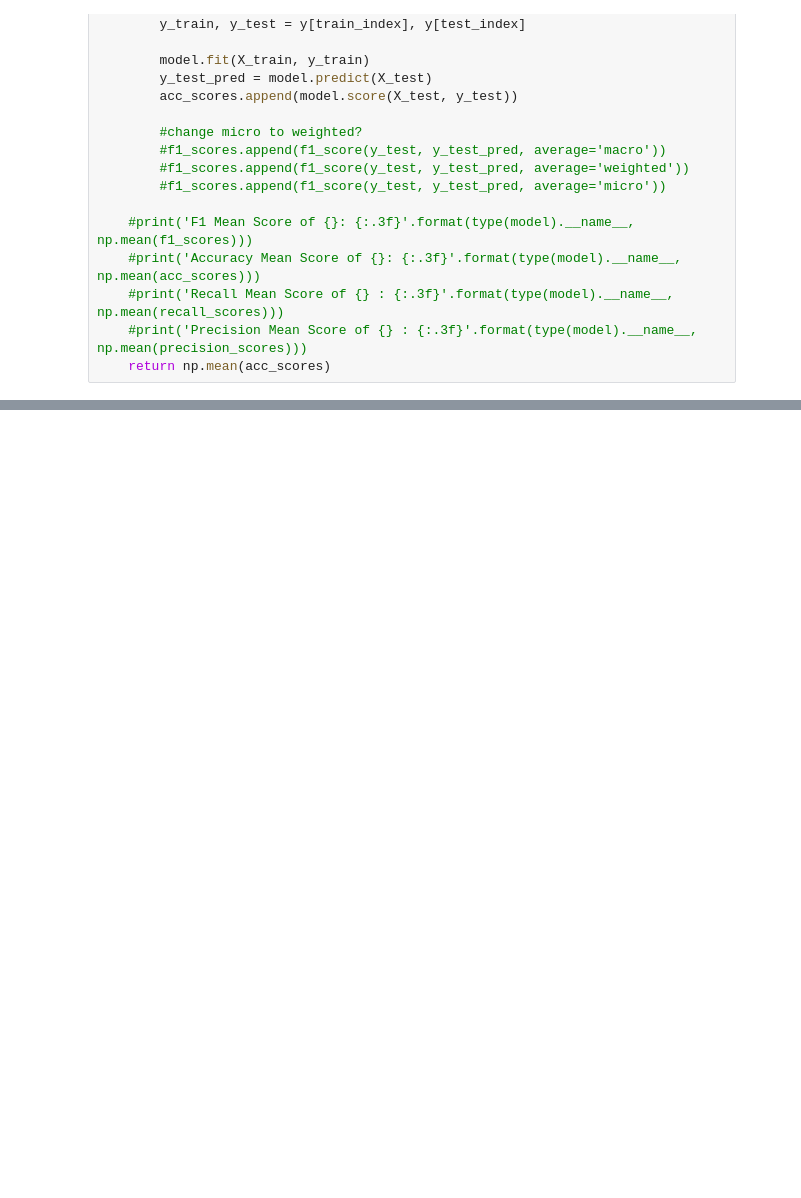
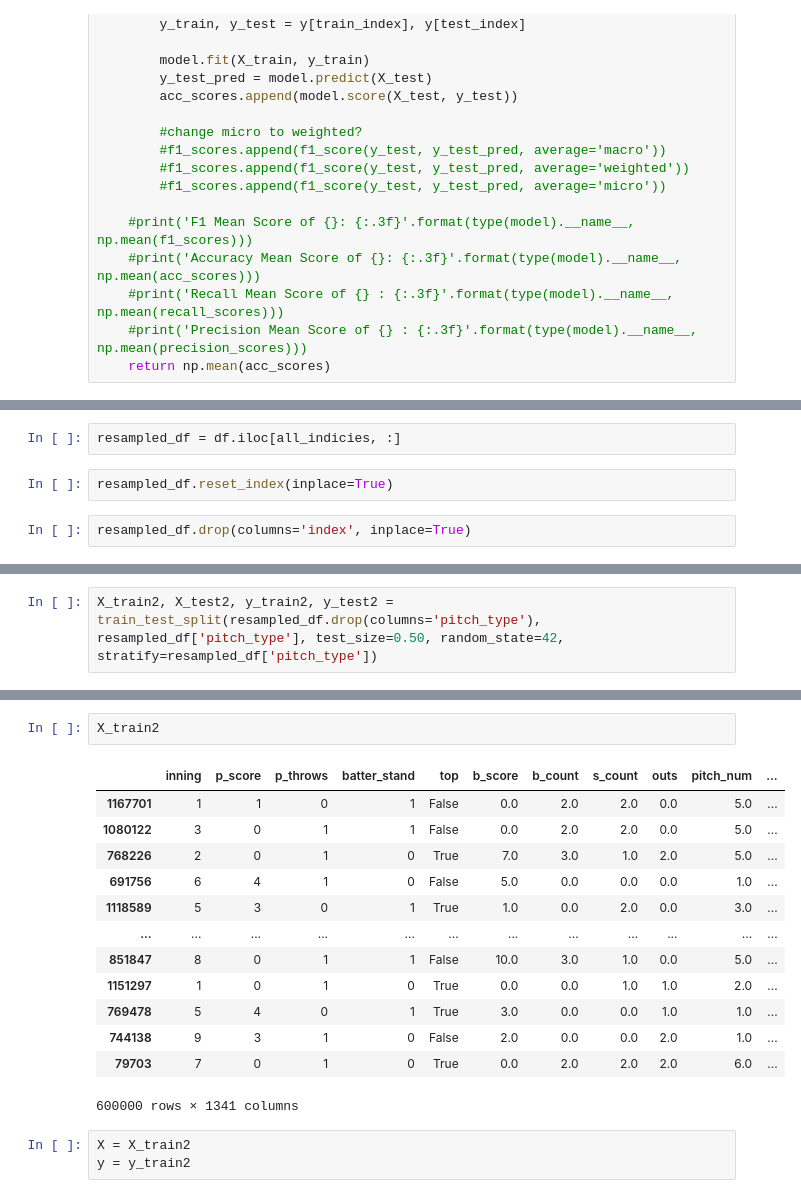
Before and after one commit to morganabbitt/MLB-Pitches, a Jupyter notebook: Notebooks/read_data.ipynb, the cells around one changed output, grey strips where cells are left out. Saved outputs shown, nothing was run; the diff lists cells and outputs as text; blank space fills up the shorter version.

```diff
--- a/Notebooks/read_data.ipynb
+++ b/Notebooks/read_data.ipynb
@@ -380,0 +365,6 @@ def cross_val(estimator, X, y):
+# %%
+resampled_df = df.iloc[all_indicies, :]
+# %%
+resampled_df.reset_index(inplace=True)
+# %%
+resampled_df.drop(columns='index', inplace=True)
@@ -380,0 +380,2 @@ def cross_val(estimator, X, y):
+# %%
+X_train2, X_test2, y_train2, y_test2 = train_test_split(resampled_df.drop(columns='pitch_type'), resampled_df['pitch_type'], test_size=0.50, random_state=42, stratify=resampled_df['pitch_type'])
@@ -380,0 +407,19 @@ def cross_val(estimator, X, y):
+# %%
+X_train2
+# %% [output]
+|  | inning | p_score | p_throws | batter_stand | top | b_score | b_count | s_count | outs | pitch_num | ... |
+| 1167701 | 1 | 1 | 0 | 1 | False | 0.0 | 2.0 | 2.0 | 0.0 | 5.0 | ... |
+| 1080122 | 3 | 0 | 1 | 1 | False | 0.0 | 2.0 | 2.0 | 0.0 | 5.0 | ... |
+| 768226 | 2 | 0 | 1 | 0 | True | 7.0 | 3.0 | 1.0 | 2.0 | 5.0 | ... |
+| 691756 | 6 | 4 | 1 | 0 | False | 5.0 | 0.0 | 0.0 | 0.0 | 1.0 | ... |
+| 1118589 | 5 | 3 | 0 | 1 | True | 1.0 | 0.0 | 2.0 | 0.0 | 3.0 | ... |
+| ... | ... | ... | ... | ... | ... | ... | ... | ... | ... | ... | ... |
+| 851847 | 8 | 0 | 1 | 1 | False | 10.0 | 3.0 | 1.0 | 0.0 | 5.0 | ... |
+| 1151297 | 1 | 0 | 1 | 0 | True | 0.0 | 0.0 | 1.0 | 1.0 | 2.0 | ... |
+| 769478 | 5 | 4 | 0 | 1 | True | 3.0 | 0.0 | 0.0 | 1.0 | 1.0 | ... |
+| 744138 | 9 | 3 | 1 | 0 | False | 2.0 | 0.0 | 0.0 | 2.0 | 1.0 | ... |
+| 79703 | 7 | 0 | 1 | 0 | True | 0.0 | 2.0 | 2.0 | 2.0 | 6.0 | ... |
+600000 rows × 1341 columns
+# %%
+X = X_train2
+y = y_train2
```
Also changed, not shown: parts of 35 cells of this notebook, 5 other files.
